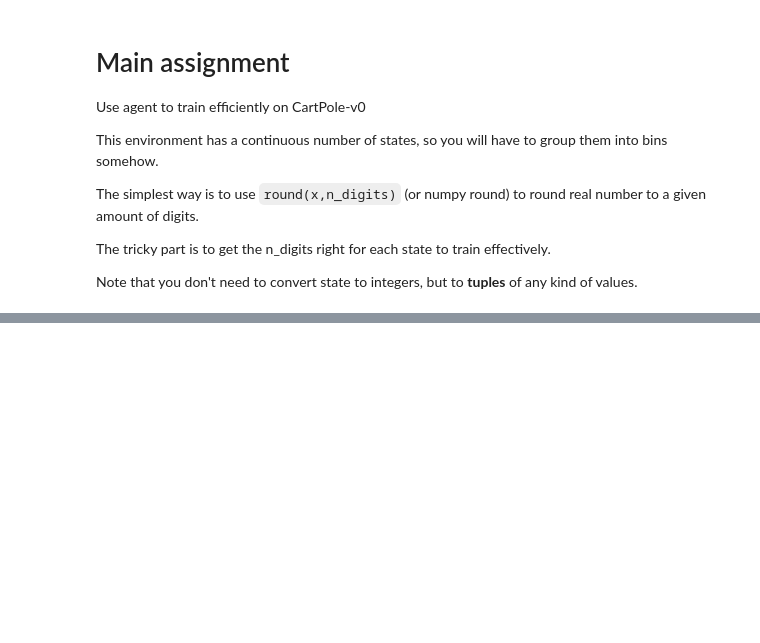
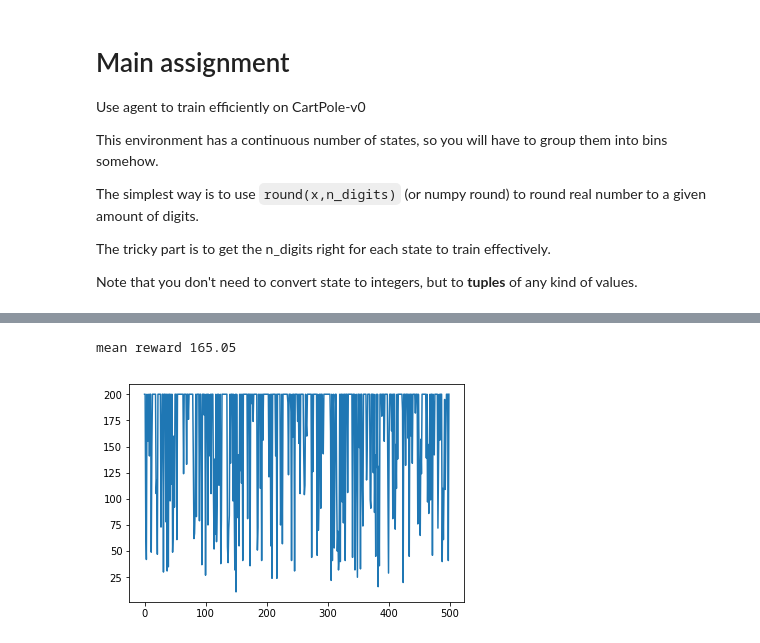
Before and after one commit to Gezort/Practical_RL, a Jupyter notebook: week2/alternative/homework.ipynb, the cells around one changed output, grey strips where cells are left out. Saved outputs shown, nothing was run; the diff lists cells and outputs as text; code cells hidden in the pictures; blank space fills up the shorter version.

```diff
--- a/week2/alternative/homework.ipynb
+++ b/week2/alternative/homework.ipynb
@@ -73,12 +70,0 @@ for i in range(1000):
-# %%
-rewards = []
-for i in range(1000):
-    rewards.append(play_and_train(env,agent))
-
-    agent.epsilon *= 0.999
-
-    if i %100 ==0:
-        clear_output(True)
-        print agent.epsilon
-        plt.plot(rewards)
-        plt.show()
@@ -113,0 +97,12 @@ first state:[ 0.00628261  0.04514688  0.00586904 -0.02620173]
+# %%
+from gym.core import ObservationWrapper
+class Binarizer(ObservationWrapper):
+
+    def _observation(self,state):
+        state[0] = int(state[0] * 2)
+        state[1] = int(state[1] * 10)
+        state[2] = int(state[2] * 50)
+        state[3] = int(state[3] * 20)
+        return tuple(state)
+# %%
+env = Binarizer(gym.make("CartPole-v0"))
@@ -113,0 +111,3 @@ first state:[ 0.00628261  0.04514688  0.00586904 -0.02620173]
+# %%
+agent = QLearningAgent(alpha=0.1, epsilon=0.25,discount=0.99,
+                       getLegalActions = lambda s: range(n_actions))
@@ -113,0 +116,11 @@ first state:[ 0.00628261  0.04514688  0.00586904 -0.02620173]
+# %%
+for i in range(20000):
+    rewards.append(play_and_train(env,agent))
+    if i % 500 == 0:
+        clear_output(True)
+        print ("mean reward",np.mean(rewards[-100:]))
+        plt.plot(rewards[-500:])
+        plt.show()
+# %% [output]
+mean reward 165.05
+[figure, added]
```
Also changed, not shown: parts of 17 cells of this notebook.
